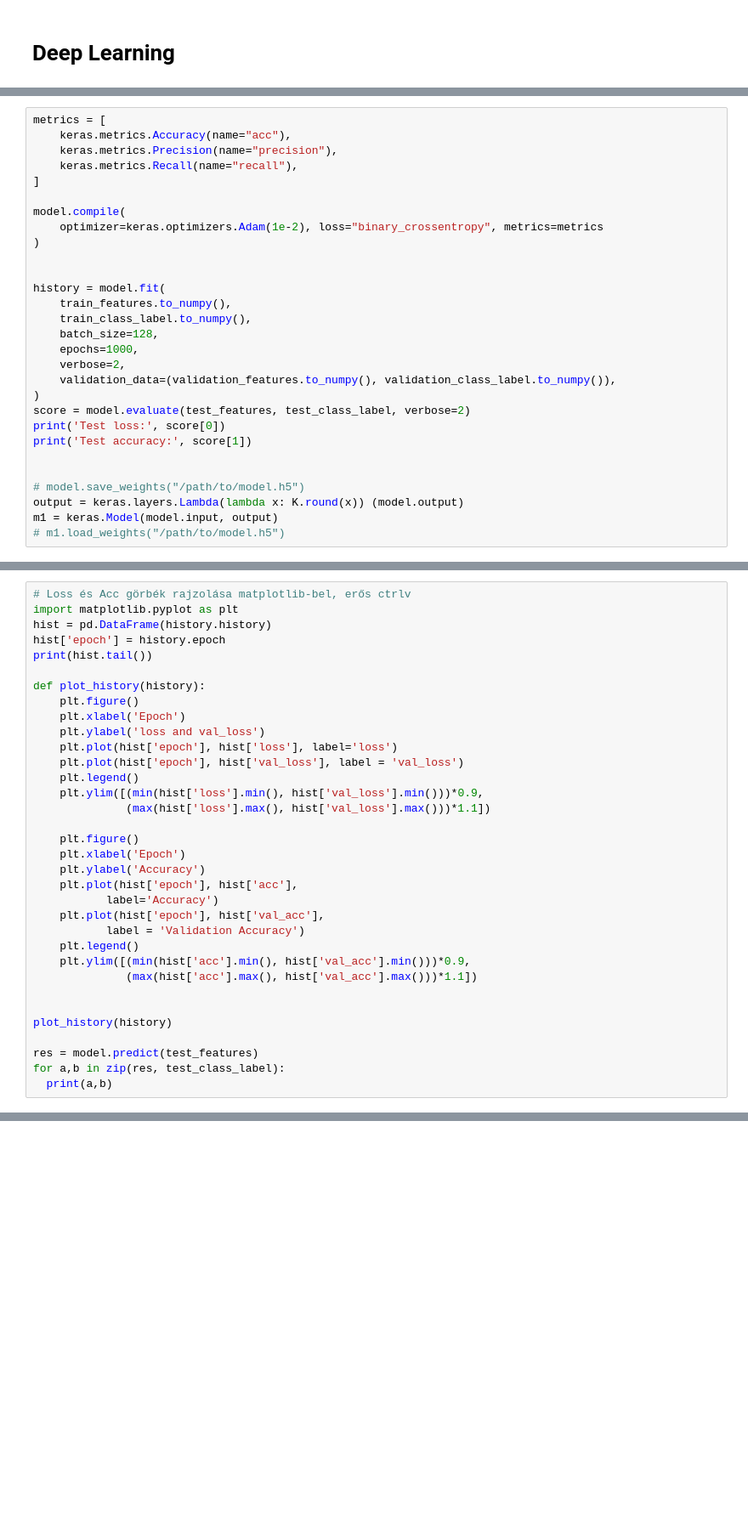
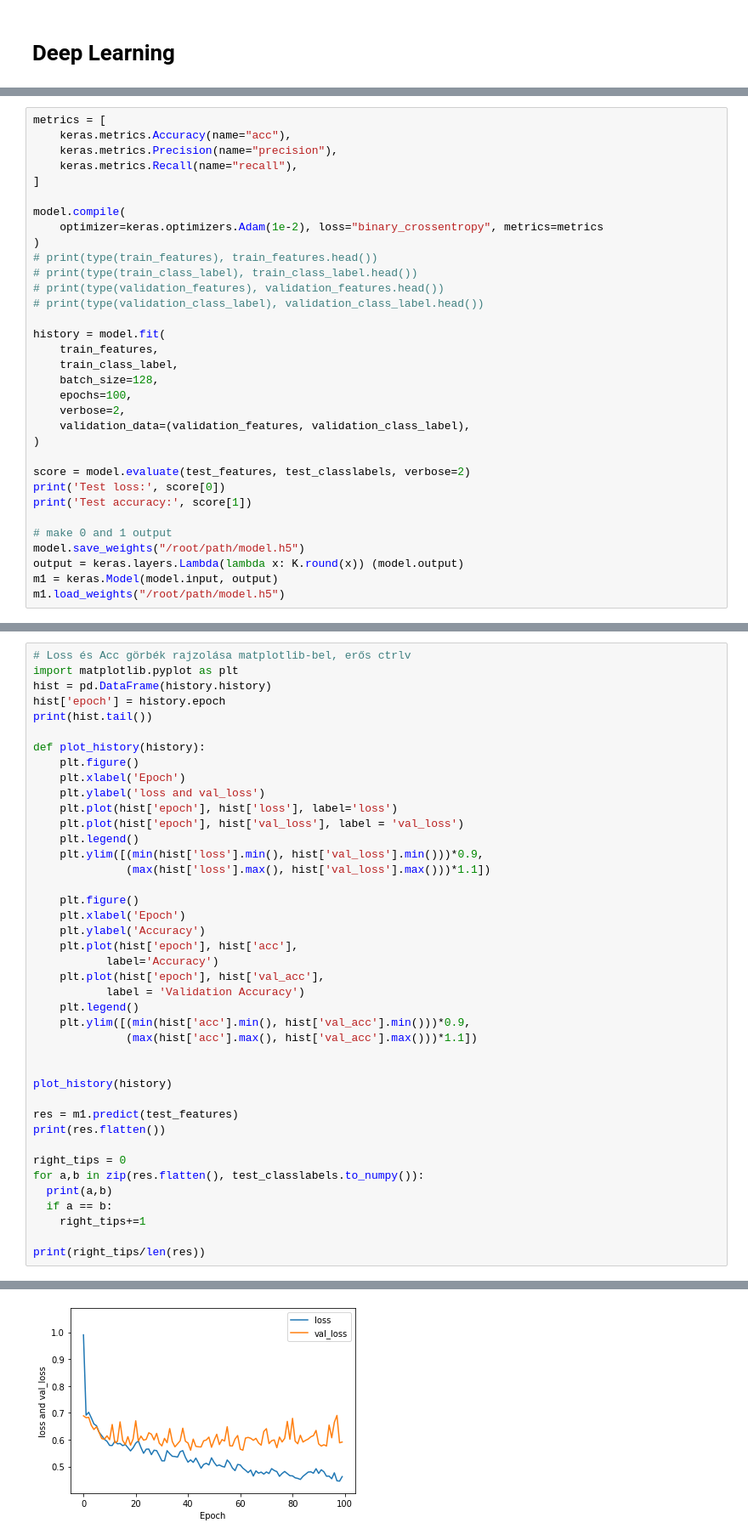
Before and after one commit to molnaredom/melytanulas, a Jupyter notebook: mélytanulás.ipynb, the cells around one changed output, grey strips where cells are left out. Shown at 85% size. Saved outputs shown, nothing was run; the diff lists cells and outputs as text; blank space fills up the shorter version.

```diff
--- a/mélytanulás.ipynb
+++ b/mélytanulás.ipynb
@@ -200,22 +235,26 @@ metrics = [
 model.compile(
     optimizer=keras.optimizers.Adam(1e-2), loss="binary_crossentropy", metrics=metrics
 )
-
+# print(type(train_features), train_features.head())
+# print(type(train_class_label), train_class_label.head())
+# print(type(validation_features), validation_features.head())
+# print(type(validation_class_label), validation_class_label.head())
 
 history = model.fit(
-    train_features.to_numpy(),
-    train_class_label.to_numpy(),
+    train_features,
+    train_class_label,
     batch_size=128,
-    epochs=1000,
+    epochs=100,
     verbose=2,
-    validation_data=(validation_features.to_numpy(), validation_class_label.to_numpy()),
+    validation_data=(validation_features, validation_class_label),
 )
-score = model.evaluate(test_features, test_class_label, verbose=2)
+
+score = model.evaluate(test_features, test_classlabels, verbose=2)
 print('Test loss:', score[0])
 print('Test accuracy:', score[1])
 
-
-# model.save_weights("/path/to/model.h5")
+# make 0 and 1 output
+model.save_weights("/root/path/model.h5")
 output = keras.layers.Lambda(lambda x: K.round(x)) (model.output)
 m1 = keras.Model(model.input, output)
-# m1.load_weights("/path/to/model.h5")
+m1.load_weights("/root/path/model.h5")
@@ -250,6 +307,14 @@ def plot_history(history):
 
 plot_history(history)
 
-res = model.predict(test_features)
-for a,b in zip(res, test_class_label):
+res = m1.predict(test_features)
+print(res.flatten())
+
+right_tips = 0
+for a,b in zip(res.flatten(), test_classlabels.to_numpy()):
   print(a,b)
+  if a == b:
+    right_tips+=1
+
+print(right_tips/len(res))
+# %% [output]
@@ -255,0 +338 @@ for a,b in zip(res, test_class_label):
+[figure, added]
```
Also changed, not shown: parts of 6 cells of this notebook.
